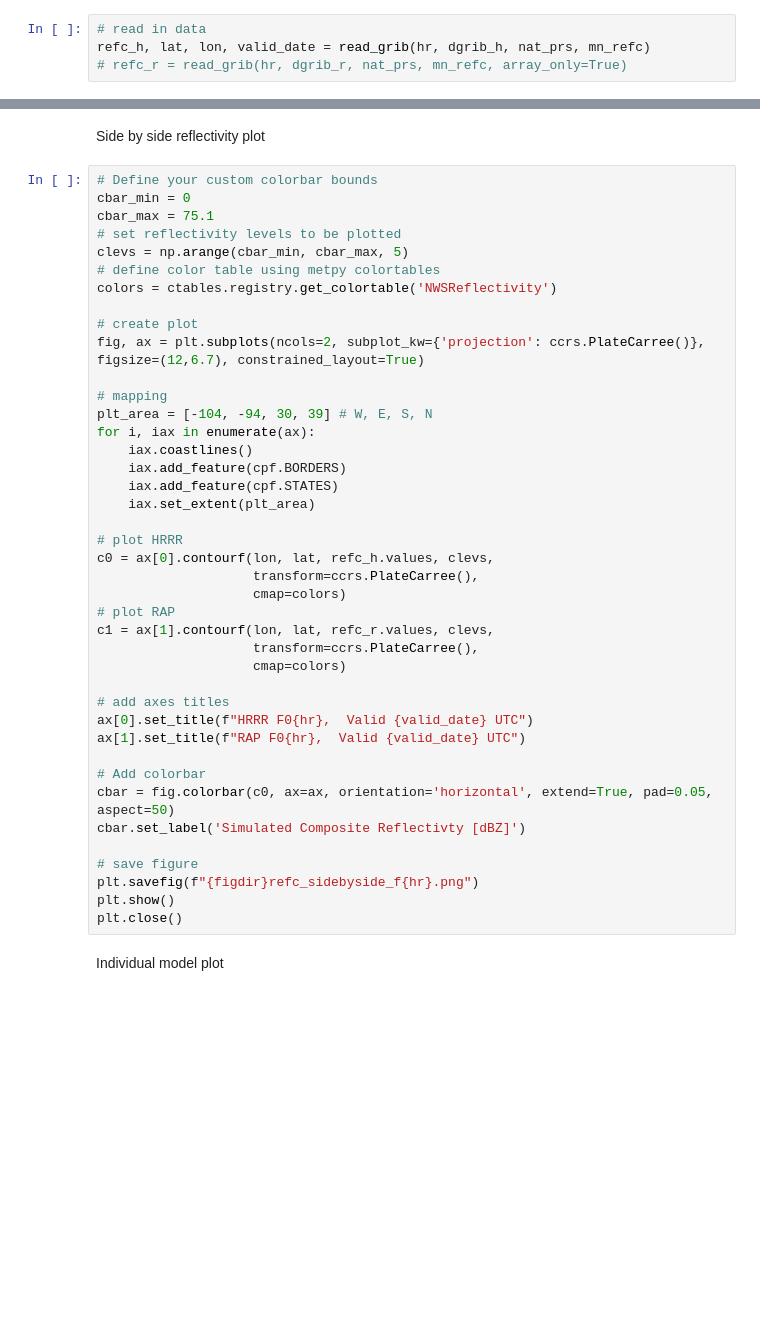
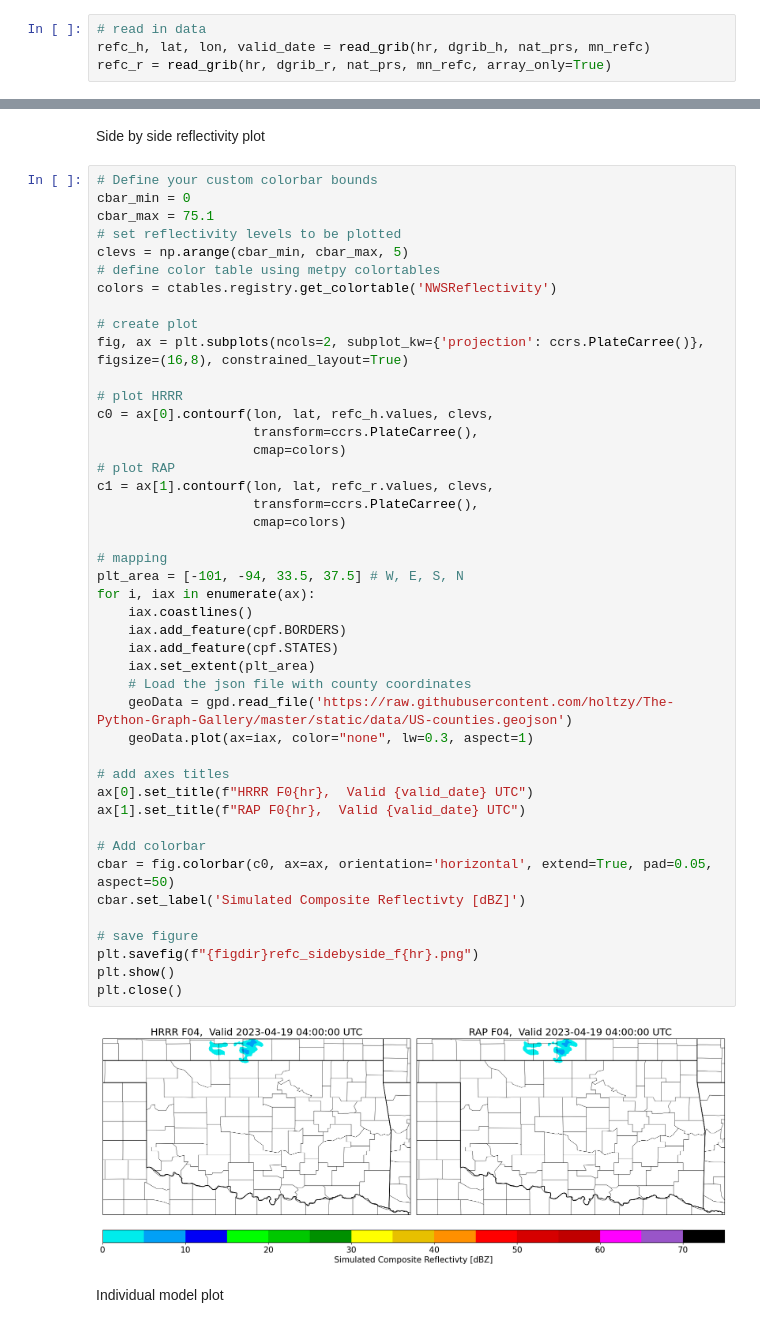
Before and after one commit to robbyfrost/plotting_ufs, a Jupyter notebook: plot_refc.ipynb, the cells around one changed output, grey strips where cells are left out. Drawn from its saved outputs; the diff is of its cells as text; blank space fills up the shorter version.

```diff
--- a/plot_refc.ipynb
+++ b/plot_refc.ipynb
@@ -34,5 +35,5 @@ figdir = "/scratch2/BMC/fv3lam/Robby.Frost/figures/20230419/refc/"
 # %%
 # read in data
 refc_h, lat, lon, valid_date = read_grib(hr, dgrib_h, nat_prs, mn_refc)
-# refc_r = read_grib(hr, dgrib_r, nat_prs, mn_refc, array_only=True)
+refc_r = read_grib(hr, dgrib_r, nat_prs, mn_refc, array_only=True)
 # %% [output]
@@ -45,42 +53,47 @@ Side by side reflectivity plot
 cbar_min = 0
 cbar_max = 75.1
 # set reflectivity levels to be plotted
 clevs = np.arange(cbar_min, cbar_max, 5)
 # define color table using metpy colortables
 colors = ctables.registry.get_colortable('NWSReflectivity')
 
 # create plot
-fig, ax = plt.subplots(ncols=2, subplot_kw={'projection': ccrs.PlateCarree()}, figsize=(12,6.7), constrained_layout=True)
-
-# mapping
-plt_area = [-104, -94, 30, 39] # W, E, S, N
-for i, iax in enumerate(ax):
-    iax.coastlines()
-    iax.add_feature(cpf.BORDERS)
-    iax.add_feature(cpf.STATES)
-    iax.set_extent(plt_area)
+fig, ax = plt.subplots(ncols=2, subplot_kw={'projection': ccrs.PlateCarree()}, figsize=(16,8), constrained_layout=True)
 
 # plot HRRR
 c0 = ax[0].contourf(lon, lat, refc_h.values, clevs,
                     transform=ccrs.PlateCarree(),
                     cmap=colors)
 # plot RAP
 c1 = ax[1].contourf(lon, lat, refc_r.values, clevs,
                     transform=ccrs.PlateCarree(),
                     cmap=colors)
+
+# mapping
+plt_area = [-101, -94, 33.5, 37.5] # W, E, S, N
+for i, iax in enumerate(ax):
+    iax.coastlines()
+    iax.add_feature(cpf.BORDERS)
+    iax.add_feature(cpf.STATES)
+    iax.set_extent(plt_area)
+    # Load the json file with county coordinates
+    geoData = gpd.read_file('https://raw.githubusercontent.com/holtzy/The-Python-Graph-Gallery/master/static/data/US-counties.geojson')
+    geoData.plot(ax=iax, color="none", lw=0.3, aspect=1)
 
 # add axes titles
 ax[0].set_title(f"HRRR F0{hr},  Valid {valid_date} UTC")
 ax[1].set_title(f"RAP F0{hr},  Valid {valid_date} UTC")
 
 # Add colorbar
 cbar = fig.colorbar(c0, ax=ax, orientation='horizontal', extend=True, pad=0.05, aspect=50)
 cbar.set_label('Simulated Composite Reflectivty [dBZ]')
 
 # save figure
 plt.savefig(f"{figdir}refc_sidebyside_f{hr}.png")
 plt.show()
 plt.close()
+# %% [output]
+[figure, added]
 # %% [markdown]
 Individual model plot
 # %%
```
Also changed, not shown: parts of 5 cells of this notebook, 5 other files.
